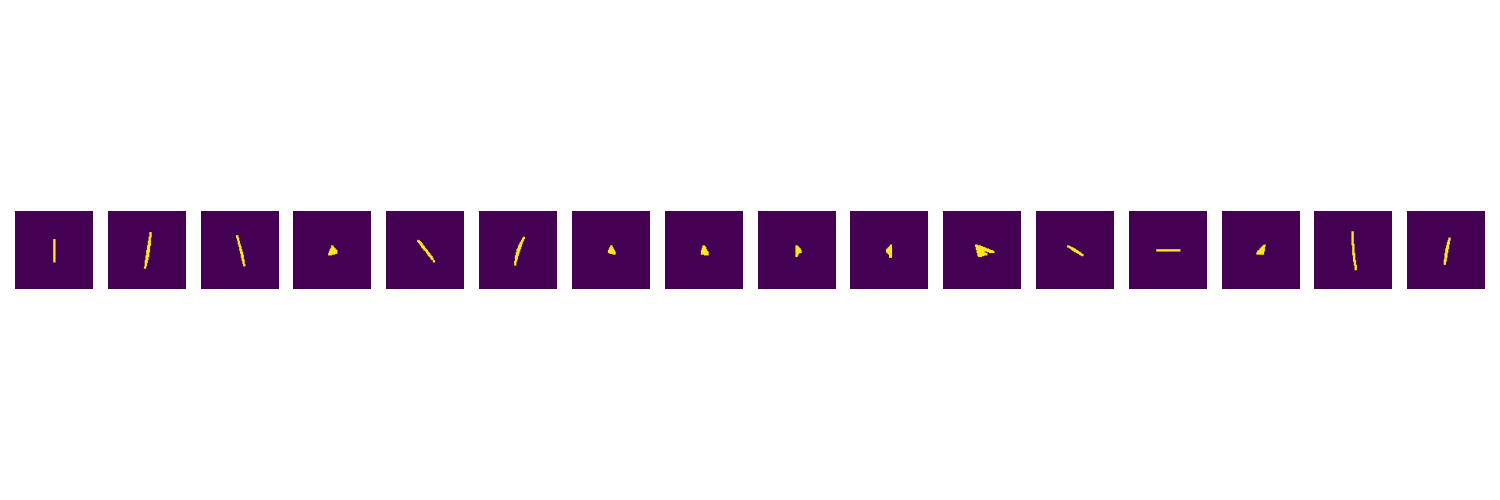
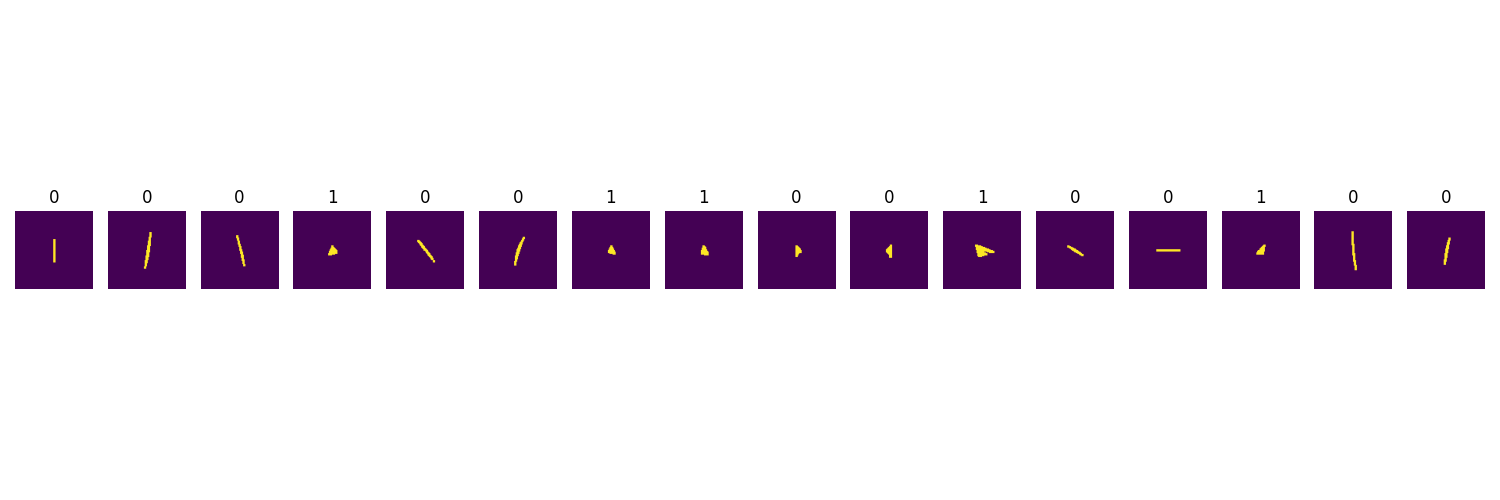
The notebook cell's code change between the first figure and the second:
--- before
+++ after
@@ -13,4 +13,6 @@
     axes[i].imshow(canvas)
     axes[i].axis('off')
+    title = "valid" if predictions[i] == 1 else "invalid"
+    axes[i].set_title(predictions[i])
 plt.tight_layout()
 plt.show()

Commit: safety